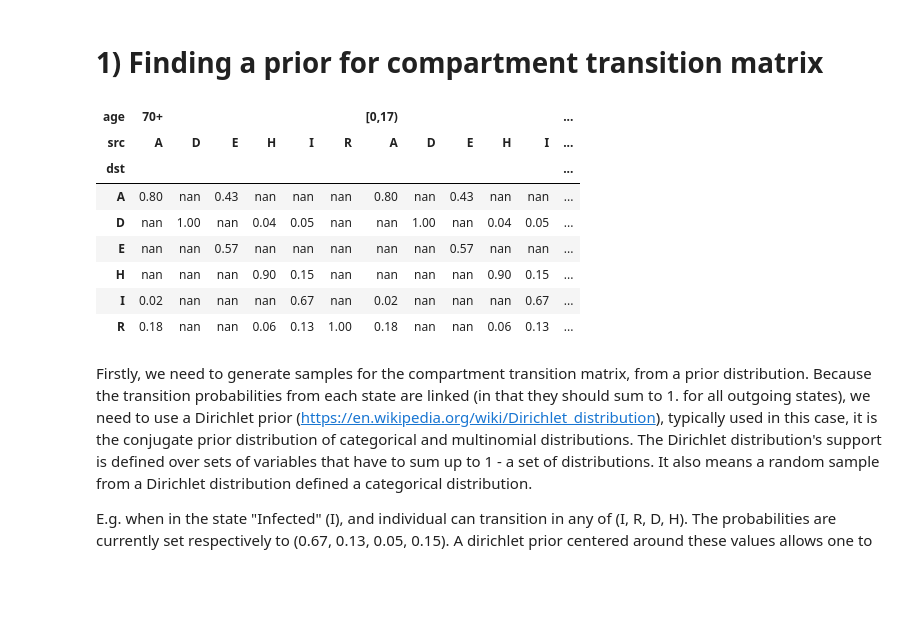
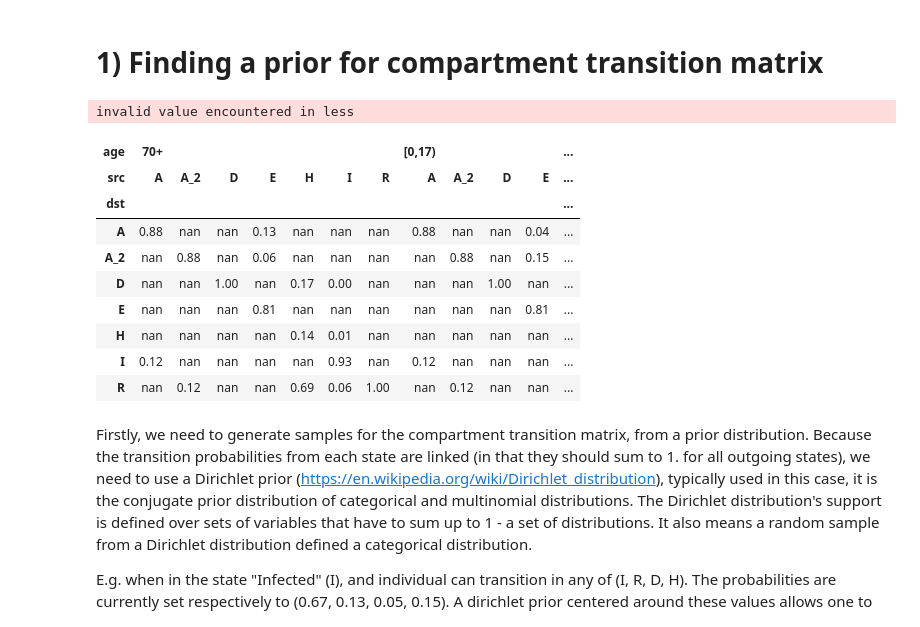
Before and after one commit to magicicada/simple_network_sim, a Jupyter notebook: doc/notebooks/Non-linear parameter sensitivity.ipynb, the cells around one changed output. Drawn from its saved outputs; the diff is of its cells as text; code cells hidden in the pictures; blank space fills up the shorter version.

```diff
--- a/doc/notebooks/Non-linear parameter sensitivity.ipynb
+++ b/doc/notebooks/Non-linear parameter sensitivity.ipynb
@@ -83,3 +77,7 @@ trials = 1
+# %%
+api = standard_api.StandardAPI.from_config("../../config_inference.yaml", uri="", git_sha="")
+random_seed = loaders.readRandomSeed(api.read_table("human/random-seed", "random-seed"))
+network = create_network()
 # %% [markdown]
 # Introduction - Non linear parameter sensitivity analysis
 # %% [markdown]
@@ -98,19 +96,21 @@ It relies on:
 # %% [markdown]
 # 1) Finding a prior for compartment transition matrix
 # %%
-df = api.read_table("human/compartment-transition", version=1)
+df = api.read_table("human/compartment-transition", "compartment-transition")
 
 pd.pivot_table(df, values="rate", index="dst", columns=["age", "src"]).style.set_precision(2).background_gradient("Reds", high=0.5).highlight_null("black")
 # %% [output]
+invalid value encountered in less
-| age | 70+ |  |  |  |  |  | [0,17) |  |  |  |  | ... |
-| src | A | D | E | H | I | R | A | D | E | H | I | ... |
+| age | 70+ |  |  |  |  |  |  | [0,17) |  |  |  | ... |
+| src | A | A_2 | D | E | H | I | R | A | A_2 | D | E | ... |
 | dst |  |  |  |  |  |  |  |  |  |  |  | ... |
-| A | 0.80 | nan | 0.43 | nan | nan | nan | 0.80 | nan | 0.43 | nan | nan | ... |
-| D | nan | 1.00 | nan | 0.04 | 0.05 | nan | nan | 1.00 | nan | 0.04 | 0.05 | ... |
-| E | nan | nan | 0.57 | nan | nan | nan | nan | nan | 0.57 | nan | nan | ... |
-| H | nan | nan | nan | 0.90 | 0.15 | nan | nan | nan | nan | 0.90 | 0.15 | ... |
-| I | 0.02 | nan | nan | nan | 0.67 | nan | 0.02 | nan | nan | nan | 0.67 | ... |
-| R | 0.18 | nan | nan | 0.06 | 0.13 | 1.00 | 0.18 | nan | nan | 0.06 | 0.13 | ... |
+| A | 0.88 | nan | nan | 0.13 | nan | nan | nan | 0.88 | nan | nan | 0.04 | ... |
+| A_2 | nan | 0.88 | nan | 0.06 | nan | nan | nan | nan | 0.88 | nan | 0.15 | ... |
+| D | nan | nan | 1.00 | nan | 0.17 | 0.00 | nan | nan | nan | 1.00 | nan | ... |
+| E | nan | nan | nan | 0.81 | nan | nan | nan | nan | nan | nan | 0.81 | ... |
+| H | nan | nan | nan | nan | 0.14 | 0.01 | nan | nan | nan | nan | nan | ... |
+| I | 0.12 | nan | nan | nan | nan | 0.93 | nan | 0.12 | nan | nan | nan | ... |
+| R | nan | 0.12 | nan | nan | 0.69 | 0.06 | 1.00 | nan | 0.12 | nan | nan | ... |
 # %% [markdown]
 Firstly, we need to generate samples for the compartment transition matrix, from a prior distribution. Because the transition probabilities from each state are linked (in that they should sum to 1. for all outgoing states), we need to use a Dirichlet prior (https://en.wikipedia.org/wiki/Dirichlet_distribution), typically used in this case, it is the conjugate prior distribution of categorical and multinomial distributions. The Dirichlet distribution's support is defined over sets of variables that have to sum up to 1 - a set of distributions. It also means a random sample from a Dirichlet distribution defined a categorical distribution.
 
```
Also changed, not shown: parts of 8 cells of this notebook.
